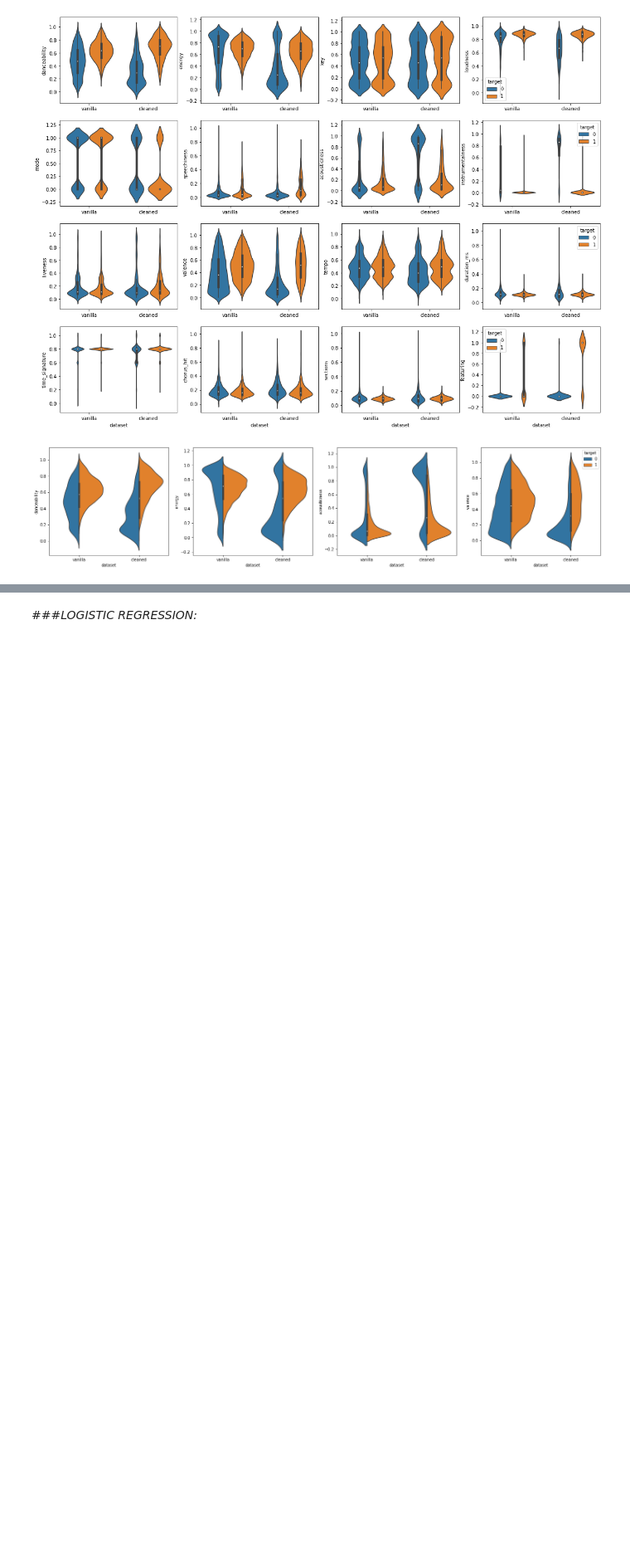
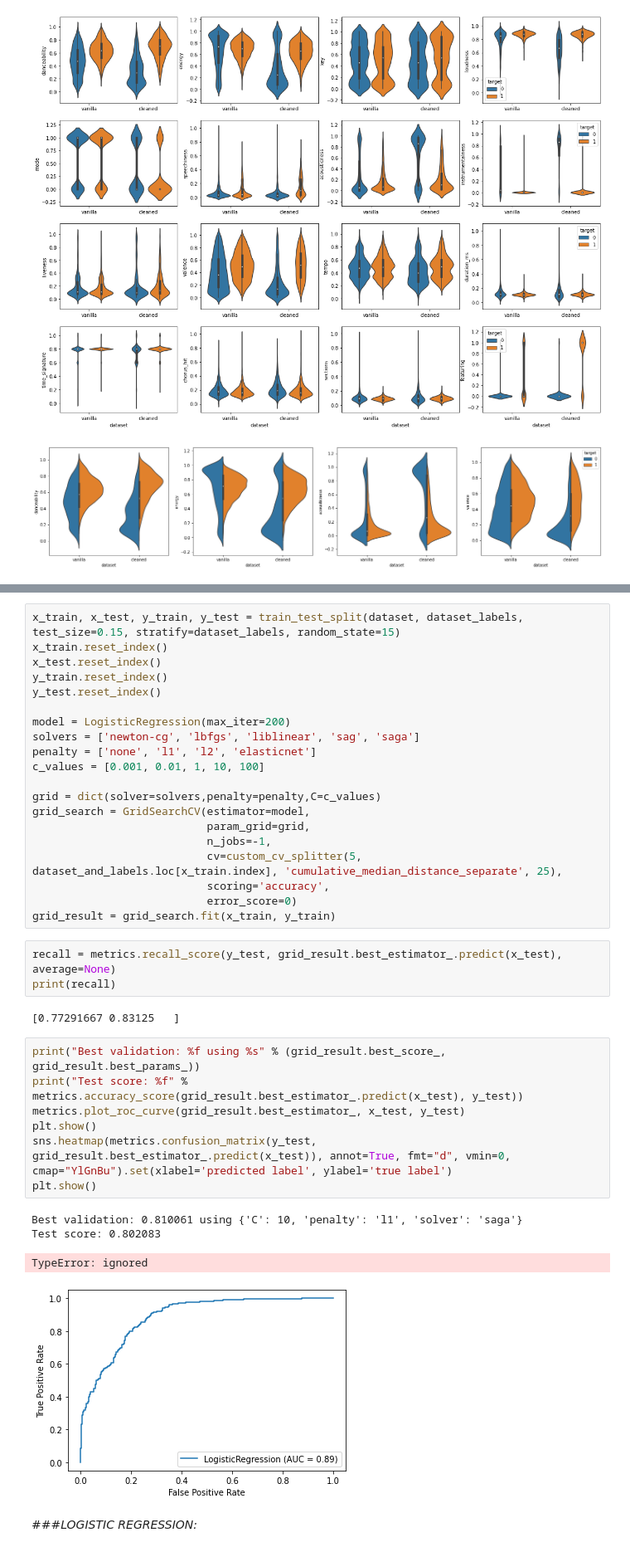
Before and after one commit to MatteoStoisa/DataSpaces_project, a Jupyter notebook: projectDataSpacesMatteoStoisa_the_spotify_hit_predictor_dataset_dataset_of_10s.ipynb, the cells around one changed output, grey strips where cells are left out. Shown at 83% size. Saved outputs shown, nothing was run; the diff lists cells and outputs as text; blank space fills up the shorter version.

Commit message:
implemented custom cv splitter + train dropper, working on metrics

```diff
--- a/projectDataSpacesMatteoStoisa_the_spotify_hit_predictor_dataset_dataset_of_10s.ipynb
+++ b/projectDataSpacesMatteoStoisa_the_spotify_hit_predictor_dataset_dataset_of_10s.ipynb
@@ -435,2 +505,39 @@ plot_pca_and_compare_distributions(dataset.drop(drop_by(dataset_and_labels, 75,
+# %%
+x_train, x_test, y_train, y_test = train_test_split(dataset, dataset_labels, test_size=0.15, stratify=dataset_labels, random_state=15)
+x_train.reset_index()
+x_test.reset_index()
+y_train.reset_index()
+y_test.reset_index()
+
+model = LogisticRegression(max_iter=200)
+solvers = ['newton-cg', 'lbfgs', 'liblinear', 'sag', 'saga']
+penalty = ['none', 'l1', 'l2', 'elasticnet']
+c_values = [0.001, 0.01, 1, 10, 100]
+
+grid = dict(solver=solvers,penalty=penalty,C=c_values)
+grid_search = GridSearchCV(estimator=model,
+                           param_grid=grid,
+                           n_jobs=-1,
+                           cv=custom_cv_splitter(5, dataset_and_labels.loc[x_train.index], 'cumulative_median_distance_separate', 25),
+                           scoring='accuracy',
+                           error_score=0)
+grid_result = grid_search.fit(x_train, y_train)
+# %%
+recall = metrics.recall_score(y_test, grid_result.best_estimator_.predict(x_test), average=None)
+print(recall)
+# %% [output]
+[0.77291667 0.83125   ]
+# %%
+print("Best validation: %f using %s" % (grid_result.best_score_, grid_result.best_params_))
+print("Test score: %f" % metrics.accuracy_score(grid_result.best_estimator_.predict(x_test), y_test))
+metrics.plot_roc_curve(grid_result.best_estimator_, x_test, y_test)
+plt.show()
+sns.heatmap(metrics.confusion_matrix(y_test, grid_result.best_estimator_.predict(x_test)), annot=True, fmt="d", vmin=0, cmap="YlGnBu").set(xlabel='predicted label', ylabel='true label')
+plt.show()
+# %% [output]
+Best validation: 0.810061 using {'C': 10, 'penalty': 'l1', 'solver': 'saga'}
+Test score: 0.802083
+TypeError: ignored
+[figure, added]
 # %% [markdown]
 ###*LOGISTIC REGRESSION:*
```
Also changed, not shown: parts of 7 cells of this notebook.
